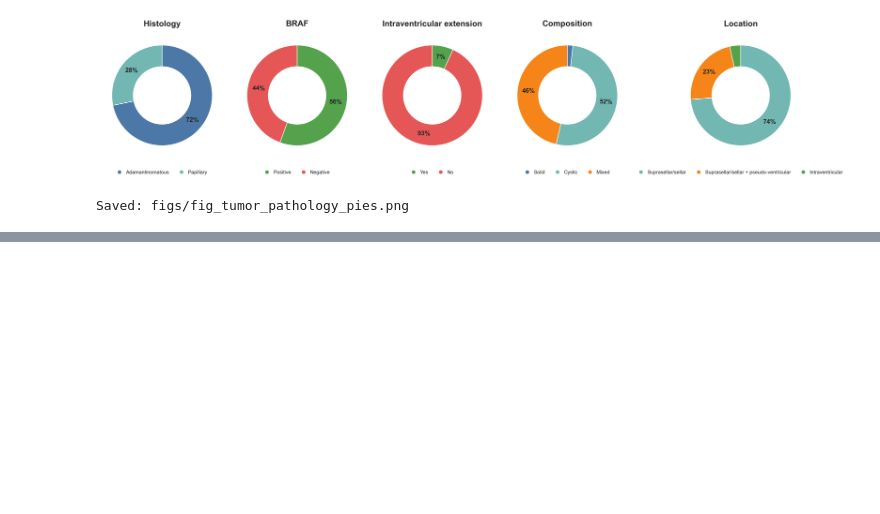
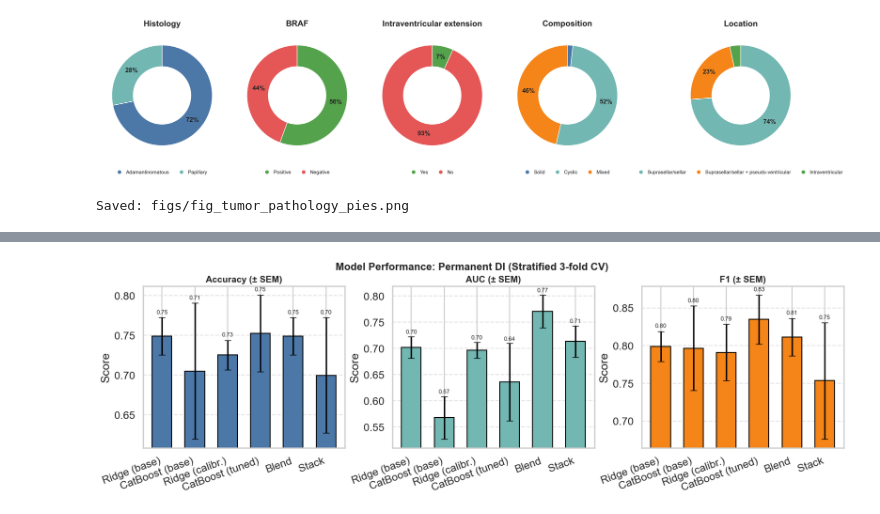
Before and after one commit to shrinitbabel/craniopharyngioma, a Jupyter notebook: EDA.ipynb, the cells around one changed output, grey strips where cells are left out. Cells and saved outputs as stored; diff of their text form; code cells hidden in the pictures; blank space fills up the shorter version.

```diff
--- a/EDA.ipynb
+++ b/EDA.ipynb
@@ -540,0 +605,89 @@ Saved: figs/fig_tumor_pathology_pies.png
+# %%
+import os
+import numpy as np
+import matplotlib.pyplot as plt
+from math import sqrt
+
+os.makedirs("figs", exist_ok=True)
+
+# -----------------------------
+# CV means ± SD (your numbers)
+# -----------------------------
+models = [
+    "Ridge (base)",
+    "CatBoost (base)",
+    "Ridge (calibr.)",
+    "CatBoost (tuned)",
+    "Blend",
+    "Stack"
+]
+
+ACC_mean = np.array([0.7491, 0.7051, 0.7253, 0.7527, 0.7491, 0.6996])
+ACC_sd   = np.array([0.0407, 0.1484, 0.0324, 0.0838, 0.0407, 0.1260])
+
+AUC_mean = np.array([0.7019, 0.5676, 0.6963, 0.6356, 0.7704, 0.7130])
+AUC_sd   = np.array([0.0352, 0.0703, 0.0263, 0.1282, 0.0547, 0.0522])
+
+F1_mean  = np.array([0.7990, 0.7967, 0.7912, 0.8347, 0.8114, 0.7534])
+F1_sd    = np.array([0.0347, 0.0971, 0.0649, 0.0566, 0.0434, 0.1337])
+
+# -----------------------------
+# Choose error bar mode here:
+#   "sd"  -> plot SD (what you had)
+#   "sem" -> plot SD/sqrt(k)
+#   "ci95"-> plot 95% CI = t_(0.975, df=k-1)* SD/sqrt(k)   (t for k=3 is 4.303)
+# -----------------------------
+ERR_MODE = "sem"   # <- change to "sd" or "ci95" if you prefer
+K = 3              # stratified 3-fold CV
+t_crit = 4.303     # two-sided 95% t for df=2
+
+def make_errors(sd):
+    if ERR_MODE == "sd":
+        return sd, "± SD"
+    elif ERR_MODE == "sem":
+        return sd / sqrt(K), "± SEM"
+    elif ERR_MODE == "ci95":
+        return t_crit * sd / sqrt(K), "95% CI"
+    else:
+        raise ValueError("ERR_MODE must be one of: 'sd', 'sem', 'ci95'")
+
+ACC_err, acc_label = make_errors(ACC_sd)
+AUC_err, auc_label = make_errors(AUC_sd)
+F1_err,  f1_label  = make_errors(F1_sd)
+
+# -----------------------------
+# Helper to make a tight, zoomed bar+error plot
+# -----------------------------
+def plot_metric(ax, title, means, errs, color="#4C78A8"):
+    x = np.arange(len(models))
+    ax.bar(x, means, yerr=errs, capsize=5, color=color, edgecolor="black", width=0.6)
+
+    # Zoom y-axis to data range with small padding (avoid starting at 0)
+    lo = float(np.min(means - errs))
+    hi = float(np.max(means + errs))
+    pad = max(0.01, 0.06 * (hi - lo))
+    ax.set_ylim(lo - pad, hi + pad)
+
+    for i, (m, e) in enumerate(zip(means, errs)):
+        ax.text(i, m + e + 0.003, f"{m:.2f}", ha="center", va="bottom", fontsize=9)
+
+    ax.set_title(title, fontsize=14, fontweight="bold")
+    ax.set_xticks(x)
+    ax.set_xticklabels(models, rotation=20, ha="right")
+    ax.grid(axis="y", linestyle="--", alpha=0.5)
+    ax.set_ylabel("Score")
+
+# -----------------------------
+# Figure with 3 panels
+# -----------------------------
+fig, axes = plt.subplots(1, 3, figsize=(16, 5), constrained_layout=True)
+
+plot_metric(axes[0], f"Accuracy ({acc_label})", ACC_mean, ACC_err, color="#4C78A8")
+plot_metric(axes[1], f"AUC ({auc_label})",      AUC_mean, AUC_err, color="#72B7B2")
+plot_metric(axes[2], f"F1 ({f1_label})",        F1_mean,  F1_err,  color="#F58518")
+
+fig.suptitle("Model Performance: Permanent DI (Stratified 3-fold CV)", fontsize=16, fontweight="bold")
+plt.savefig(f"figs/fig_model_performance_{ERR_MODE}.png", dpi=300)
+plt.show()
+# %% [output]
+[figure, added]
```
Also changed, not shown: parts of 1 cell of this notebook, 5 other files.
